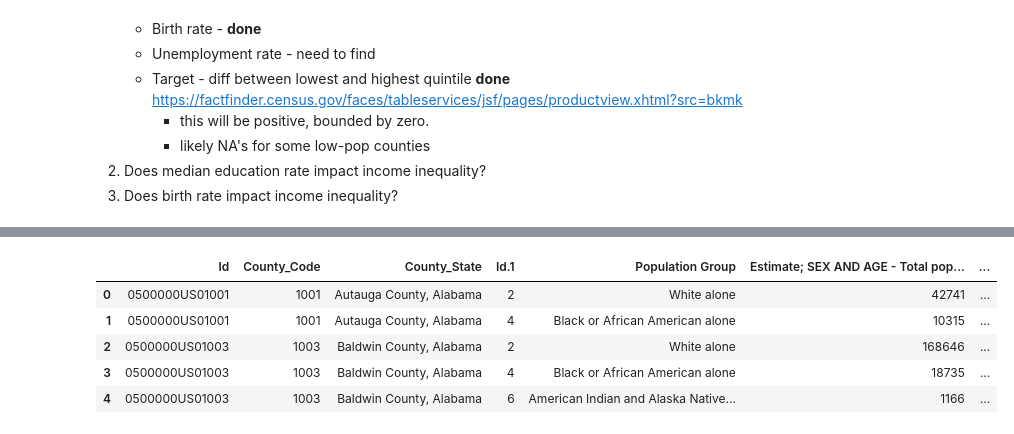
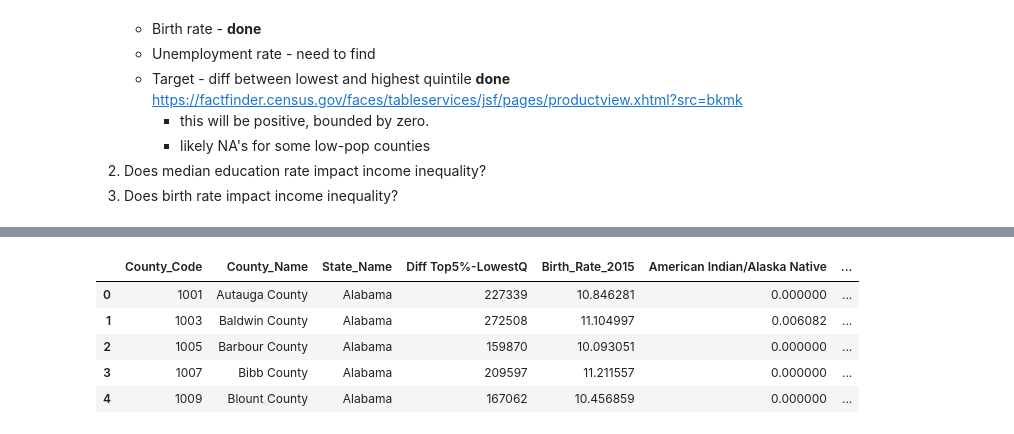
Before and after one commit to frechfrechfrech/Income_Inequality, a Jupyter notebook: Initial Census Data Exploration.ipynb, the cells around one changed output, grey strips where cells are left out. Drawn from its saved outputs; the diff is of its cells as text; code cells hidden in the pictures.

```diff
--- a/Initial Census Data Exploration.ipynb
+++ b/Initial Census Data Exploration.ipynb
@@ -102,10 +109,11 @@ quintiles['Diff Top5%-LowestQ'] = quintiles['Top 5% Mean']\
 # Get data from data folder provided. Reduce to only the columns we care about
 pop_estimates = pd.read_csv('data/co-est2015-alldata-utf8-3142.csv')
 birth_rate = pop_estimates.loc[:,['STATE','COUNTY','STNAME','CTYNAME','POPESTIMATE2015','BIRTHS2015','RBIRTH2015']]
-
+birth_rate.columns = ['State', 'County_Code_drop', 'State_Name', 'County_Name', 'Pop_2015', 'Births_2015','Birth_Rate_2015']
 # Create new numeric column for county code with state + 000 county to enable merging with other dataframes
-birth_rate['COUNTY']= birth_rate['COUNTY'].astype(str,'000').apply(lambda x: '{0:0>3}'.format(x))
-birth_rate['County_Code'] = (birth_rate['STATE'].astype(str) + birth_rate['COUNTY']).astype(int)
+birth_rate['County_Code_drop']= birth_rate['County_Code_drop'].astype(str,'000').apply(lambda x: '{0:0>3}'.format(x))
+birth_rate['County_Code'] = (birth_rate['State'].astype(str) + birth_rate['County_Code_drop']).astype(int)
+birth_rate.drop('County_Code_drop', axis=1, inplace=True)
 
 
 ''' Population density prep '''
@@ -133,14 +141,15 @@ education_25yr = remove_columns(education_25yr,'Error')
 # update column names to remove redundant header elements
 education_25yr = update_column_names(education_25yr, 'Total; Estimate; Population 25 years and over - ')
 # rename county columns to be consistent with other tables
-education_25yr.rename(columns={'Id2':'County_Code','Geography':'County_State' }, inplace=True)
+education_25yr.rename(columns={'Id2':'County_Code','Geography':'County_State',\
+                               'Total; Estimate; Population 25 years and over':'Pop_25_years_and_over'}, inplace=True)
 
 # change columns for rate
 education_25yr = convert_to_pct_columns(education_25yr, ['Less than 9th grade',
        '9th to 12th grade, no diploma',
        'High school graduate (includes equivalency)',
        'Some college, no degree', "Associate's degree", "Bachelor's degree",
-       'Graduate or professional degree'], 'Total; Estimate; Population 25 years and over')
+       'Graduate or professional degree'], 'Pop_25_years_and_over')
 
 
 ''' Racial Groups Prep
@@ -155,7 +164,7 @@ limitation is only includes information for people who identify as a single race
 race = pd.read_csv('data/ACS_15_SPT_DP05_with_ann.csv', header=1, encoding = "ISO-8859-1")
 
 # rename county columns to be consistent with other tables
-race.rename(columns={'Id2':'County_Code','Geography':'County_State' }, inplace=True)
+race.rename(columns={'Id2':'County_Code','Geography':'County_State'}, inplace=True)
 race['County_Code'].unique().shape
 # Create pivot table to make race column headers
 race_pivot = pd.pivot_table(race, index= ['County_Code','County_State'],\
@@ -165,15 +174,15 @@ race_pivot.fillna(value=0, inplace=True)
 race_pivot = pd.DataFrame(race_pivot.to_records())
 
 # Turn race variables into percentages
-race_pivot['pop_total']=race_pivot.iloc[:,2:].sum(axis=1)
+race_pivot['Single_Race_Population']=race_pivot.iloc[:,2:].sum(axis=1)
 race_pivot.columns = ['County_Code', 'County_State',
        'American Indian/Alaska Native',
        'Asian', 'Black/African American',
        'Native Hawaiian/Pacific Islander',
-       'Other', 'White', 'pop_total']
+       'Other', 'White', 'Single_Race_Population']
 
 race_pivot = convert_to_pct_columns(race_pivot, ['American Indian/Alaska Native','Asian', 'Black/African American',\
-                                          'Native Hawaiian/Pacific Islander','Other', 'White'],'pop_total')
+                                          'Native Hawaiian/Pacific Islander','Other', 'White'],'Single_Race_Population')
 
 # race_pivot.head()
 # race_pivot.head()
@@ -239,9 +284,23 @@ race_pivot[()]
+# %%
+'''Merge data then select for just predictors that we care about'''
+
+merged_data = quintiles.merge(birth_rate, on='County_Code')
+merged_data = merged_data.merge(race_pivot, on=['County_Code','County_State'])
+merged_data = merged_data.merge(pop_density, on='County_Code')
+merged_data = merged_data.merge(education_25yr, on=['County_Code','County_State'])
+predictors_target = merged_data.loc[:, ['County_Code', 'County_Name','State_Name',\
+                                        'Diff Top5%-LowestQ','Birth_Rate_2015', 'American Indian/Alaska Native',\
+                                        'Asian','Black/African American', 'Native Hawaiian/Pacific Islander',\
+                                        'Other','White', 'pop_den_2015','Less than 9th grade',\
+                                        '9th to 12th grade, no diploma','High school graduate (includes equivalency)',\
+                                        'Some college, no degree', "Associate's degree", "Bachelor's degree",\
+                                        'Graduate or professional degree']]
 # %%
-race.head()
+predictors_target.head()
 # %% [output]
-|  | Id | County_Code | County_State | Id.1 | Population Group | Estimate; SEX AND AGE - Total pop... | ... |
-| 0 | 0500000US01001 | 1001 | Autauga County, Alabama | 2 | White alone | 42741 | ... |
-| 1 | 0500000US01001 | 1001 | Autauga County, Alabama | 4 | Black or African American alone | 10315 | ... |
-| 2 | 0500000US01003 | 1003 | Baldwin County, Alabama | 2 | White alone | 168646 | ... |
-| 3 | 0500000US01003 | 1003 | Baldwin County, Alabama | 4 | Black or African American alone | 18735 | ... |
-| 4 | 0500000US01003 | 1003 | Baldwin County, Alabama | 6 | American Indian and Alaska Native... | 1166 | ... |
+|  | County_Code | County_Name | State_Name | Diff Top5%-LowestQ | Birth_Rate_2015 | American Indian/Alaska Native | ... |
+| 0 | 1001 | Autauga County | Alabama | 227339 | 10.846281 | 0.000000 | ... |
+| 1 | 1003 | Baldwin County | Alabama | 272508 | 11.104997 | 0.006082 | ... |
+| 2 | 1005 | Barbour County | Alabama | 159870 | 10.093051 | 0.000000 | ... |
+| 3 | 1007 | Bibb County | Alabama | 209597 | 11.211557 | 0.000000 | ... |
+| 4 | 1009 | Blount County | Alabama | 167062 | 10.456859 | 0.000000 | ... |
```
Also changed, not shown: parts of 24 cells of this notebook, 4 other files.
